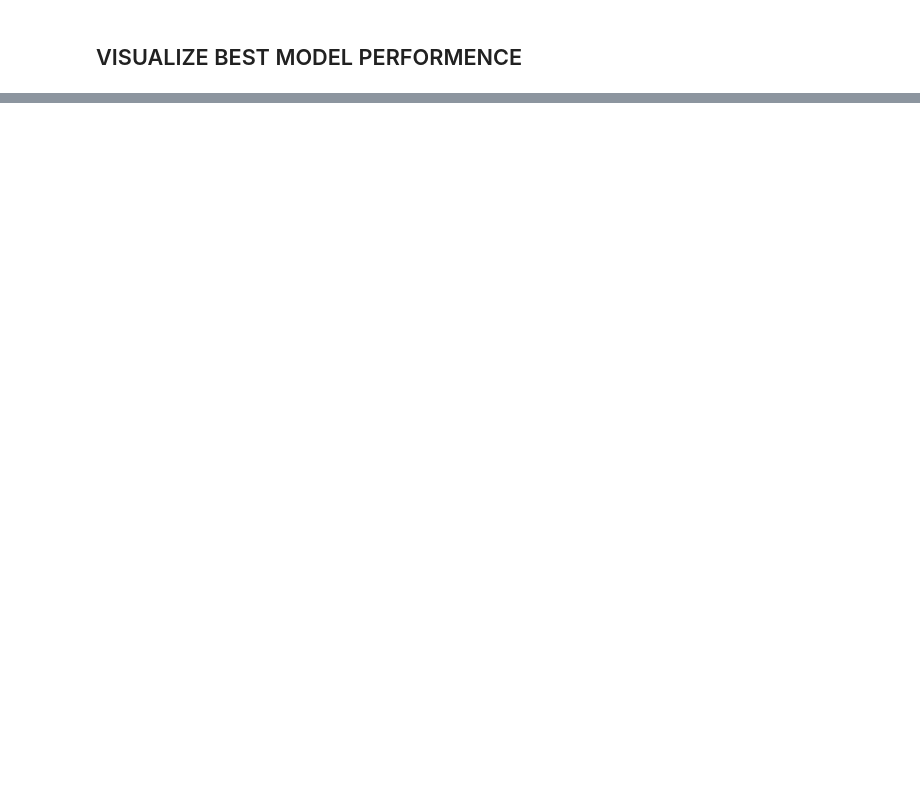
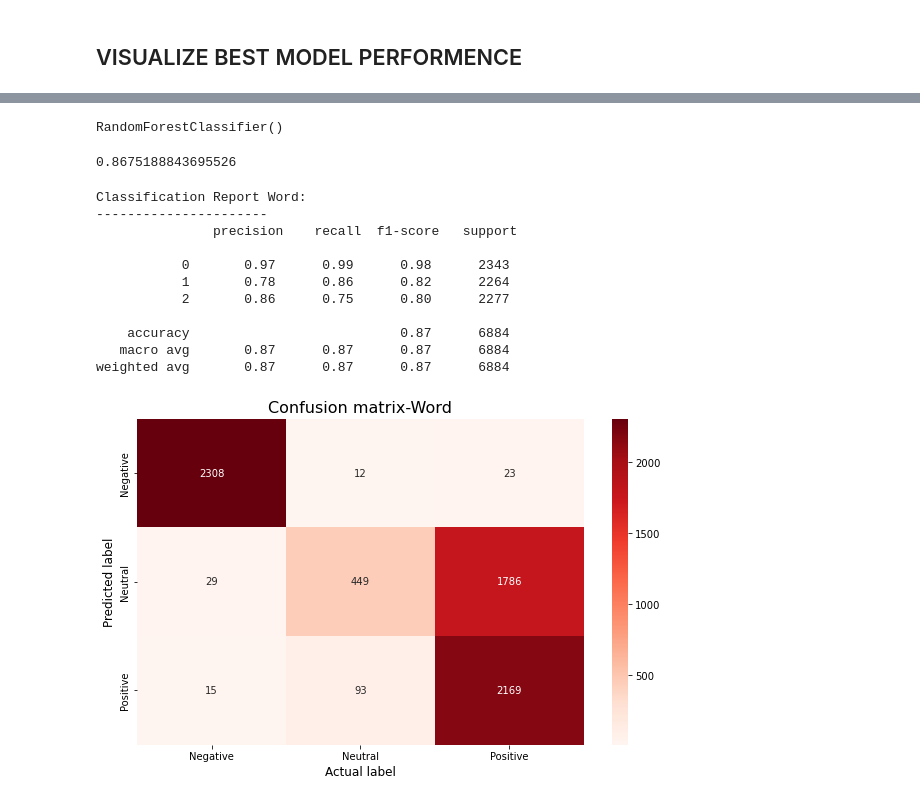
Before and after one commit to hummetbelli/Twitter_US_Airline_Sentiment, a Jupyter notebook: Twitter_US_Airline_Sentiment.ipynb, the cells around one changed output, grey strips where cells are left out. Saved outputs shown, nothing was run; the diff lists cells and outputs as text; code cells hidden in the pictures; blank space fills up the shorter version.

```diff
--- a/Twitter_US_Airline_Sentiment.ipynb
+++ b/Twitter_US_Airline_Sentiment.ipynb
@@ -616,0 +651,44 @@ weighted avg       0.96      0.96      0.96      6884
+# %%
+X_train1 , X_test1 , y_train1 , y_test1 = train_test_split(x_sm1 , y_sm1 , test_size=0.25,random_state=3)
+# %%
+random_forest_classifier = RandomForestClassifier()
+random_forest_classifier.fit(X_train1,y_train1)
+# %% [output]
+RandomForestClassifier()
+# %%
+random_forest_classifier_prediction =  random_forest_classifier.predict(X_test1)
+# %%
+accuracy_score(random_forest_classifier_prediction,y_test1)
+# %% [output]
+0.8675188843695526
+# %%
+cr1 = classification_report(y_test1, random_forest_classifier_prediction)
+# %%
+print("Classification Report Word:\n----------------------\n", cr1)
+
+cm1 = confusion_matrix(y_test1,random_forest_classifier_prediction)
+
+
+# plot confusion matrix
+plt.figure(figsize=(10,6))
+sentiment_classes = ['Negative', 'Neutral', 'Positive']
+sns.heatmap(cm1, cmap=plt.cm.Reds, annot=True, fmt='d',
+            xticklabels=sentiment_classes,
+            yticklabels=sentiment_classes)
+plt.title('Confusion matrix-Word', fontsize=16)
+plt.xlabel('Actual label', fontsize=12)
+plt.ylabel('Predicted label', fontsize=12)
+plt.show()
+# %% [output]
+Classification Report Word:
+----------------------
+               precision    recall  f1-score   support
+
+           0       0.97      0.99      0.98      2343
+           1       0.78      0.86      0.82      2264
+           2       0.86      0.75      0.80      2277
+
+    accuracy                           0.87      6884
+   macro avg       0.87      0.87      0.87      6884
+weighted avg       0.87      0.87      0.87      6884
+[figure, added]
```
Also changed, not shown: parts of 27 cells of this notebook.
